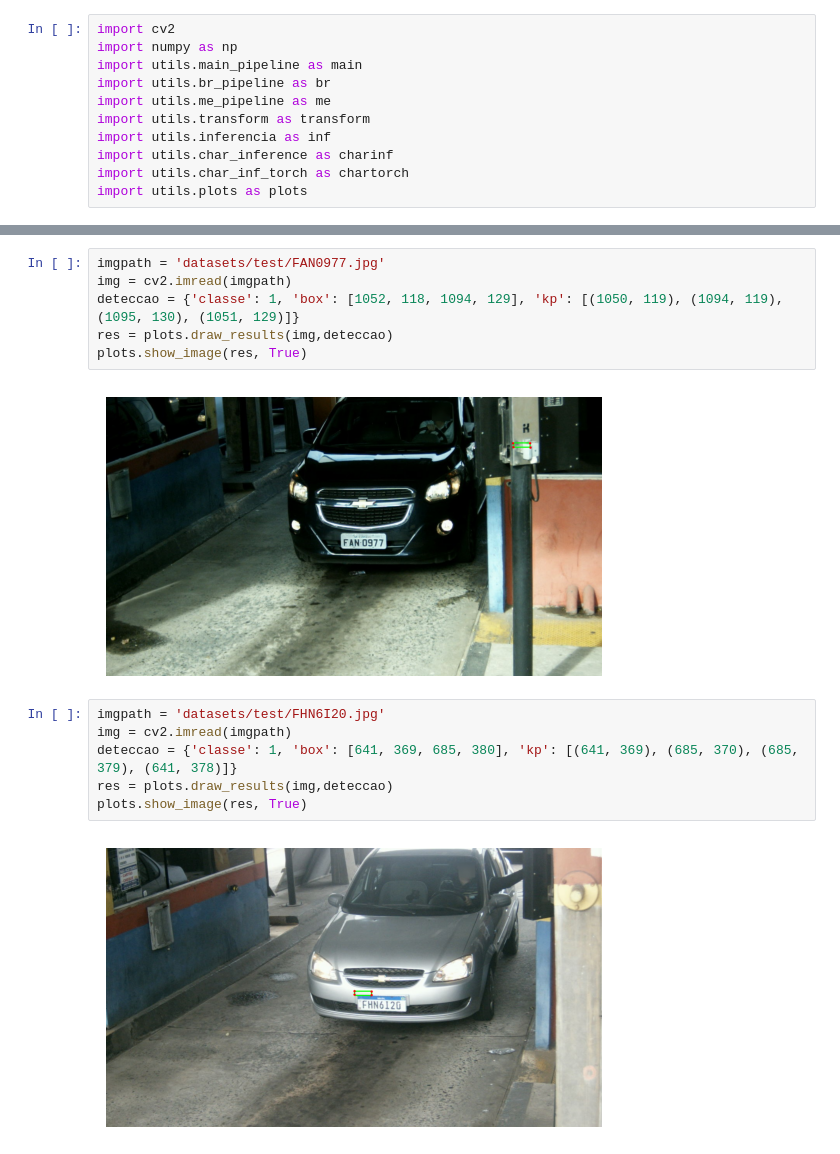
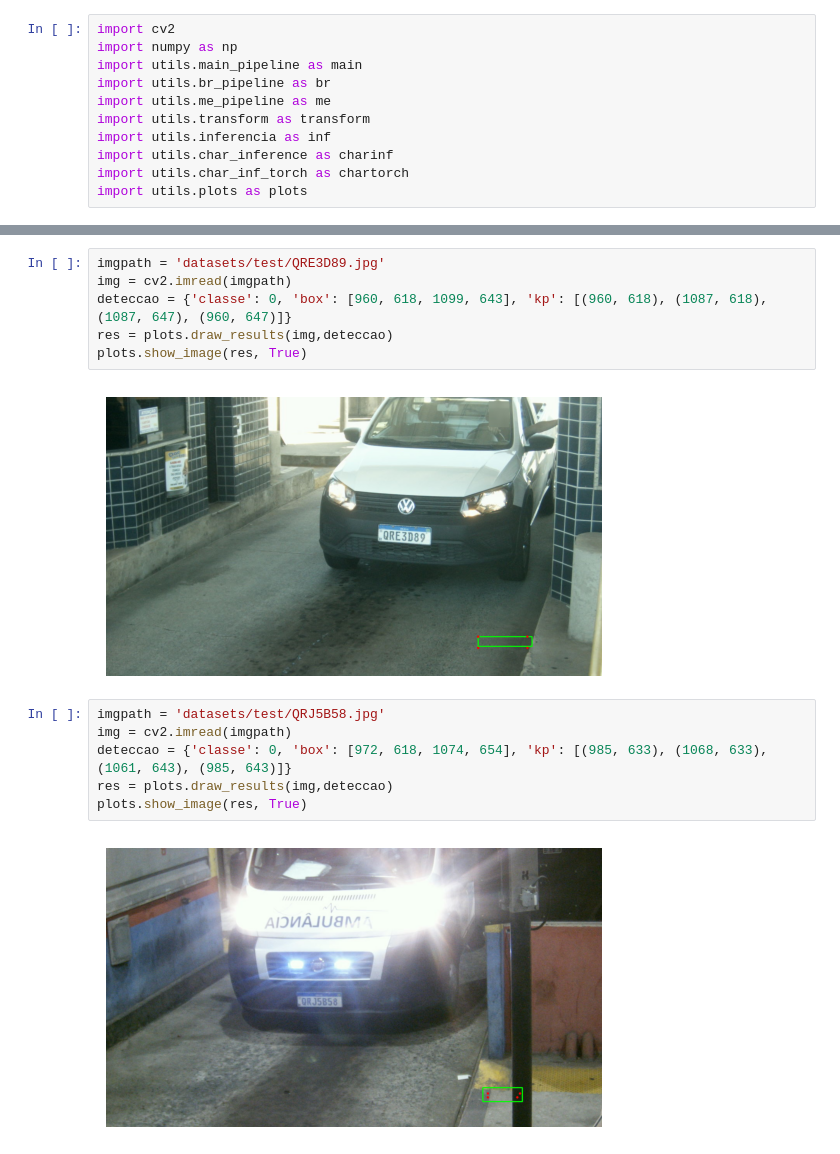
Before and after one commit to aruasouza/deteccao-placas-de-carro, a Jupyter notebook: pipeline.ipynb, the cells around one changed output, grey strips where cells are left out. Drawn from its saved outputs; the diff is of its cells as text.

```diff
--- a/pipeline.ipynb
+++ b/pipeline.ipynb
@@ -22,17 +22,17 @@ main.full_pipeline(img)
  'leitura': ('QRG5B63', np.float32(1.0))}
 # %%
-imgpath = 'datasets/test/FAN0977.jpg'
+imgpath = 'datasets/test/QRE3D89.jpg'
 img = cv2.imread(imgpath)
-deteccao = {'classe': 1, 'box': [1052, 118, 1094, 129], 'kp': [(1050, 119), (1094, 119), (1095, 130), (1051, 129)]}
+deteccao = {'classe': 0, 'box': [960, 618, 1099, 643], 'kp': [(960, 618), (1087, 618), (1087, 647), (960, 647)]}
 res = plots.draw_results(img,deteccao)
 plots.show_image(res, True)
 # %% [output]
-[figure, old version]
+[figure, new version]
 # %%
-imgpath = 'datasets/test/FHN6I20.jpg'
+imgpath = 'datasets/test/QRJ5B58.jpg'
 img = cv2.imread(imgpath)
-deteccao = {'classe': 1, 'box': [641, 369, 685, 380], 'kp': [(641, 369), (685, 370), (685, 379), (641, 378)]}
+deteccao = {'classe': 0, 'box': [972, 618, 1074, 654], 'kp': [(985, 633), (1068, 633), (1061, 643), (985, 643)]}
 res = plots.draw_results(img,deteccao)
 plots.show_image(res, True)
 # %% [output]
-[figure, old version]
+[figure, new version]
```
Also changed, not shown: parts of 1 cell of this notebook, 7 other files.
